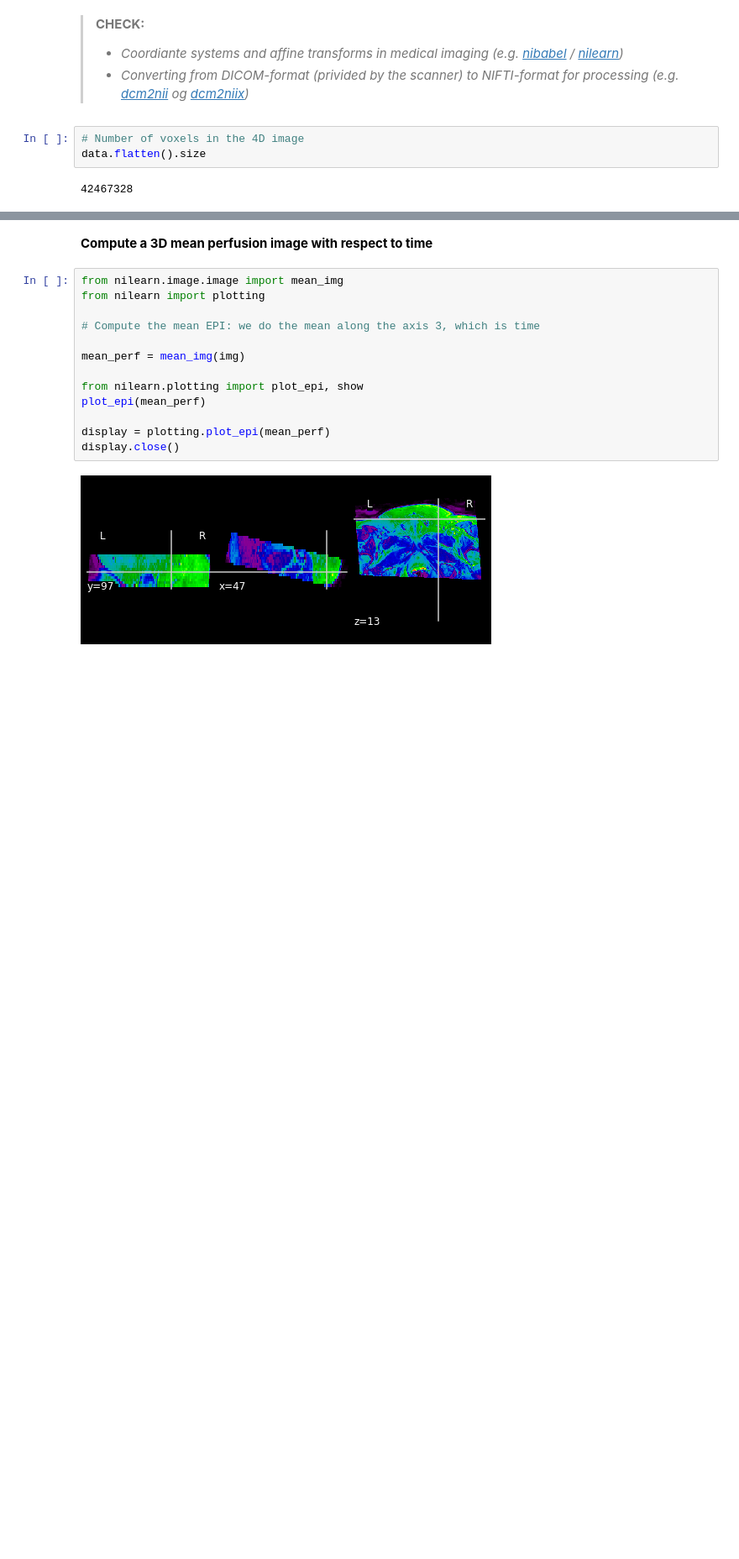
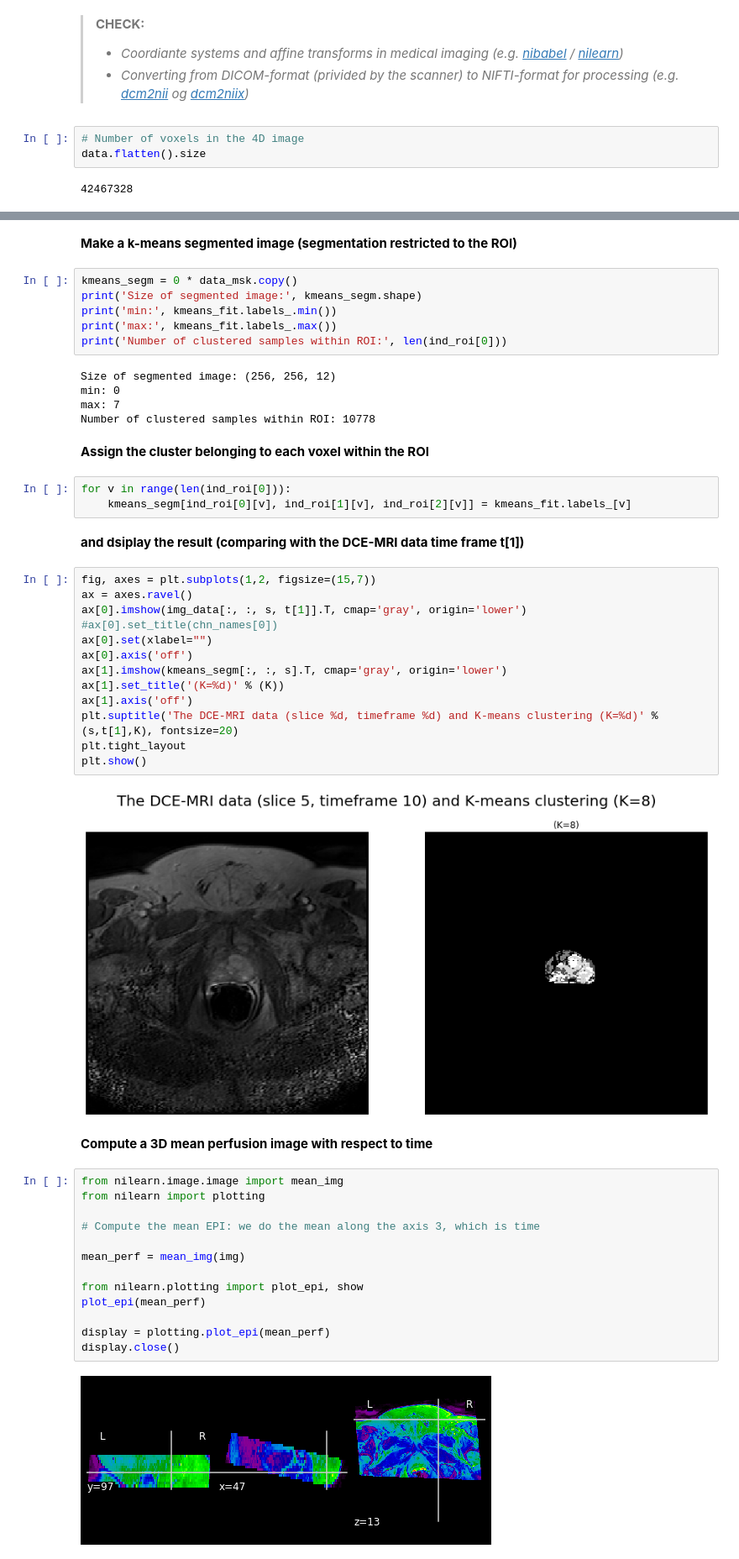
Before and after one commit to oercompbiomed/Seili-2019, a Jupyter notebook: notebooks/prostate-mri-unsupervised-classification.ipynb, the cells around one changed output, grey strips where cells are left out. Shown at 84% size. Cells and saved outputs as stored; diff of their text form; blank space fills up the shorter version.

```diff
--- a/notebooks/prostate-mri-unsupervised-classification.ipynb
+++ b/notebooks/prostate-mri-unsupervised-classification.ipynb
@@ -123,3 +311,38 @@ data.flatten().size
+# %% [markdown]
+**Make a k-means segmented image (segmentation restricted to the ROI)**
+# %%
+kmeans_segm = 0 * data_msk.copy()
+print('Size of segmented image:', kmeans_segm.shape)
+print('min:', kmeans_fit.labels_.min())
+print('max:', kmeans_fit.labels_.max())
+print('Number of clustered samples within ROI:', len(ind_roi[0]))
+# %% [output]
+Size of segmented image: (256, 256, 12)
+min: 0
+max: 7
+Number of clustered samples within ROI: 10778
+# %% [markdown]
+**Assign the cluster belonging to each voxel within the ROI**
+# %%
+for v in range(len(ind_roi[0])):
+    kmeans_segm[ind_roi[0][v], ind_roi[1][v], ind_roi[2][v]] = kmeans_fit.labels_[v]
+# %% [markdown]
+**and dsiplay the result (comparing with the DCE-MRI data time frame t[1])**
+# %%
+fig, axes = plt.subplots(1,2, figsize=(15,7))
+ax = axes.ravel()
+ax[0].imshow(img_data[:, :, s, t[1]].T, cmap='gray', origin='lower')
+#ax[0].set_title(chn_names[0])
+ax[0].set(xlabel="")
+ax[0].axis('off')
+ax[1].imshow(kmeans_segm[:, :, s].T, cmap='gray', origin='lower')
+ax[1].set_title('(K=%d)' % (K))
+ax[1].axis('off')
+plt.suptitle('The DCE-MRI data (slice %d, timeframe %d) and K-means clustering (K=%d)' % (s,t[1],K), fontsize=20)
+plt.tight_layout
+plt.show()
+# %% [output]
+[figure, added]
 # %% [markdown]
 **Compute a 3D mean perfusion image with respect to time**
 # %%
```
Also changed, not shown: parts of 20 cells of this notebook.
